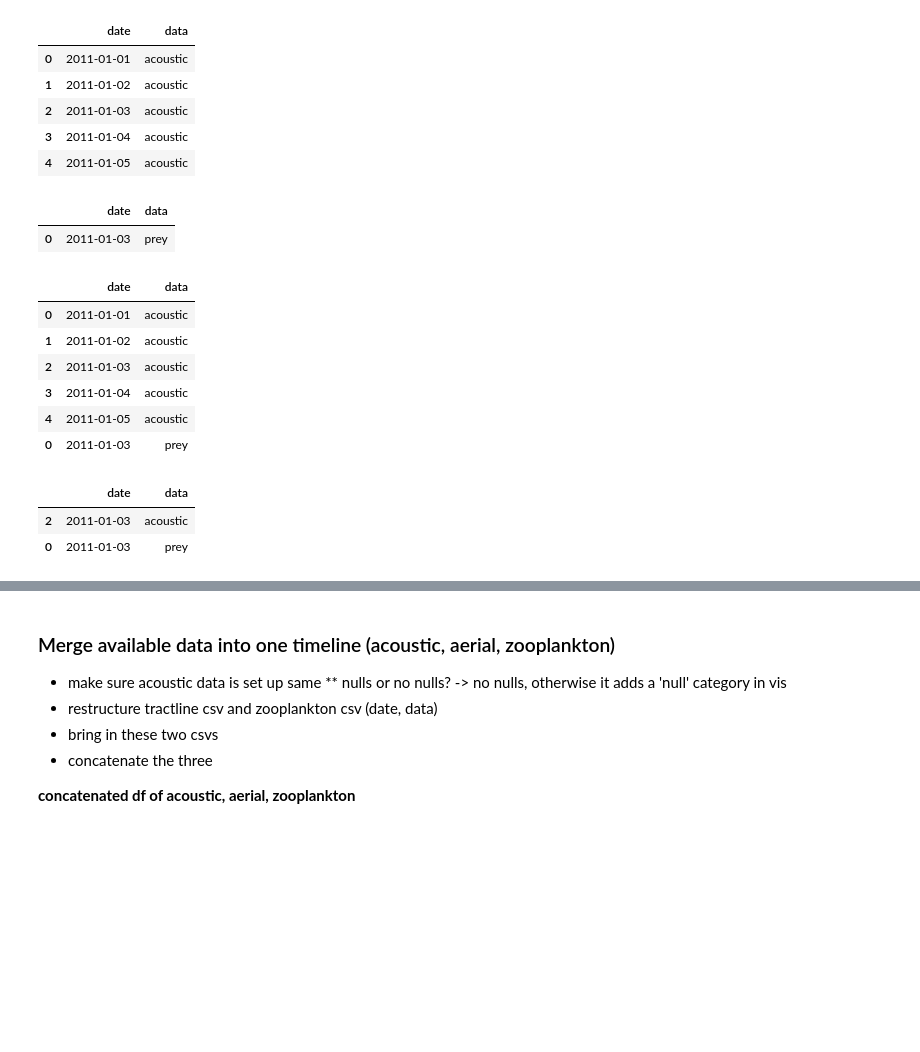
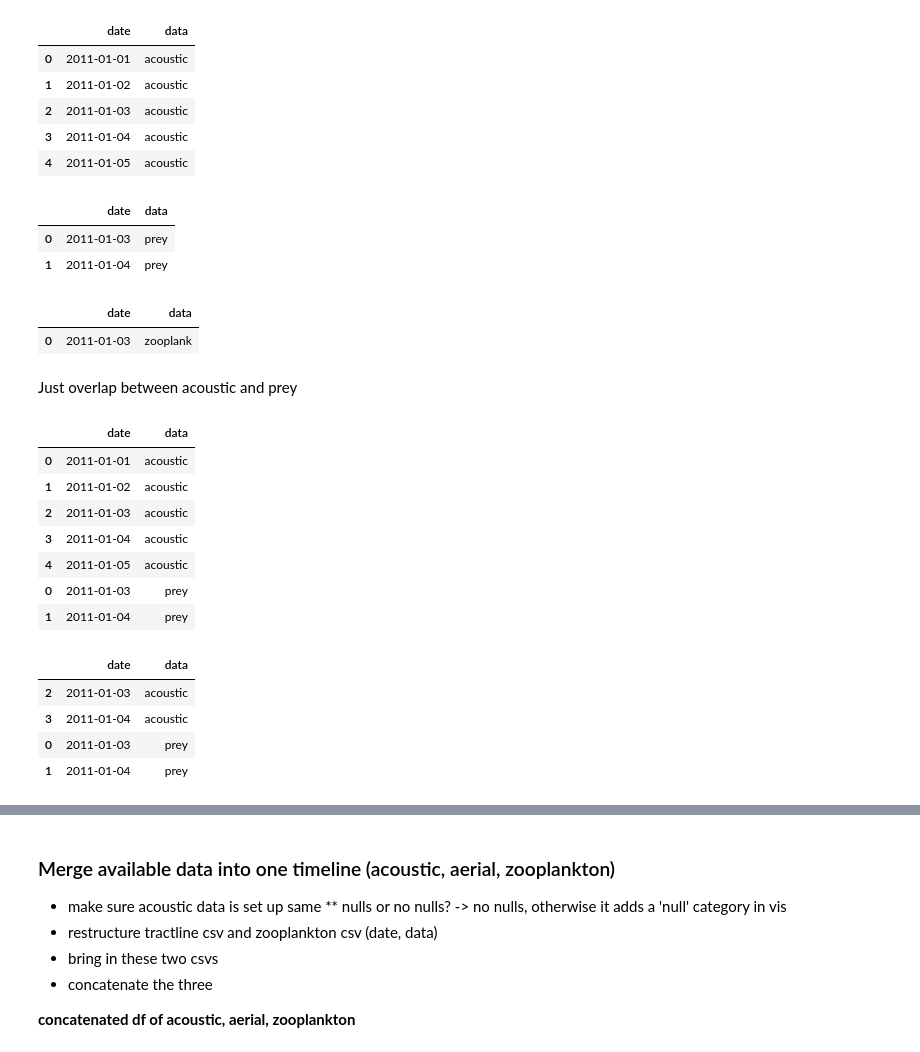
Before and after one commit to jackiefalvo/MP_Python, a Jupyter notebook: Scripting/scratch/scripts/DataReformat_Acou-Zoo-TL.ipynb, the cells around one changed output, grey strips where cells are left out. Saved outputs shown, nothing was run; the diff lists cells and outputs as text; code cells hidden in the pictures; blank space fills up the shorter version.

Commit message:
documented source of concat3 df, played with overlap column

```diff
--- a/Scripting/scratch/scripts/DataReformat_Acou-Zoo-TL.ipynb
+++ b/Scripting/scratch/scripts/DataReformat_Acou-Zoo-TL.ipynb
@@ -25,18 +29,35 @@ sample
 | 4 | 2011-01-05 | acoustic |
 # %%
 # create df with a prey record from 2011-01-03
-sample_date = '2011-01-03'
+start_date = '2011-01-03'
+end_date = '2011-01-04'
 sample_data = 'prey'
 
 
-sample_prey = pd.DataFrame({'date':[sample_date],
+sample_prey = pd.DataFrame({'date':[start_date,end_date],
                            'data':sample_data})
 
 sample_prey['date'] = pd.to_datetime(sample_prey['date'])
 sample_prey
 # %% [output]
 |  | date | data |
 | 0 | 2011-01-03 | prey |
+| 1 | 2011-01-04 | prey |
+# %%
+# zooplank
+z_date = '2011-01-03'
+z_data = 'zooplank'
+
+sample_zoo = pd.DataFrame({'date':[z_date],
+                          'data':z_data})
+
+sample_zoo['date'] = pd.to_datetime(sample_zoo['date'])
+sample_zoo
+# %% [output]
+|  | date | data |
+| 0 | 2011-01-03 | zooplank |
+# %% [markdown]
+Just overlap between acoustic and prey
 # %%
 acou_prey = pd.concat([sample, sample_prey])
 acou_prey
@@ -48,11 +69,14 @@ acou_prey
 | 3 | 2011-01-04 | acoustic |
 | 4 | 2011-01-05 | acoustic |
 | 0 | 2011-01-03 | prey |
+| 1 | 2011-01-04 | prey |
 # %%
-# find duplicates
+# find duplicates (double)
 dupdates = acou_prey[acou_prey.duplicated(subset=['date','date'], keep=False)]
 dupdates
 # %% [output]
 |  | date | data |
 | 2 | 2011-01-03 | acoustic |
+| 3 | 2011-01-04 | acoustic |
 | 0 | 2011-01-03 | prey |
+| 1 | 2011-01-04 | prey |
```
Also changed, not shown: parts of 7 cells of this notebook, 2 other files.
